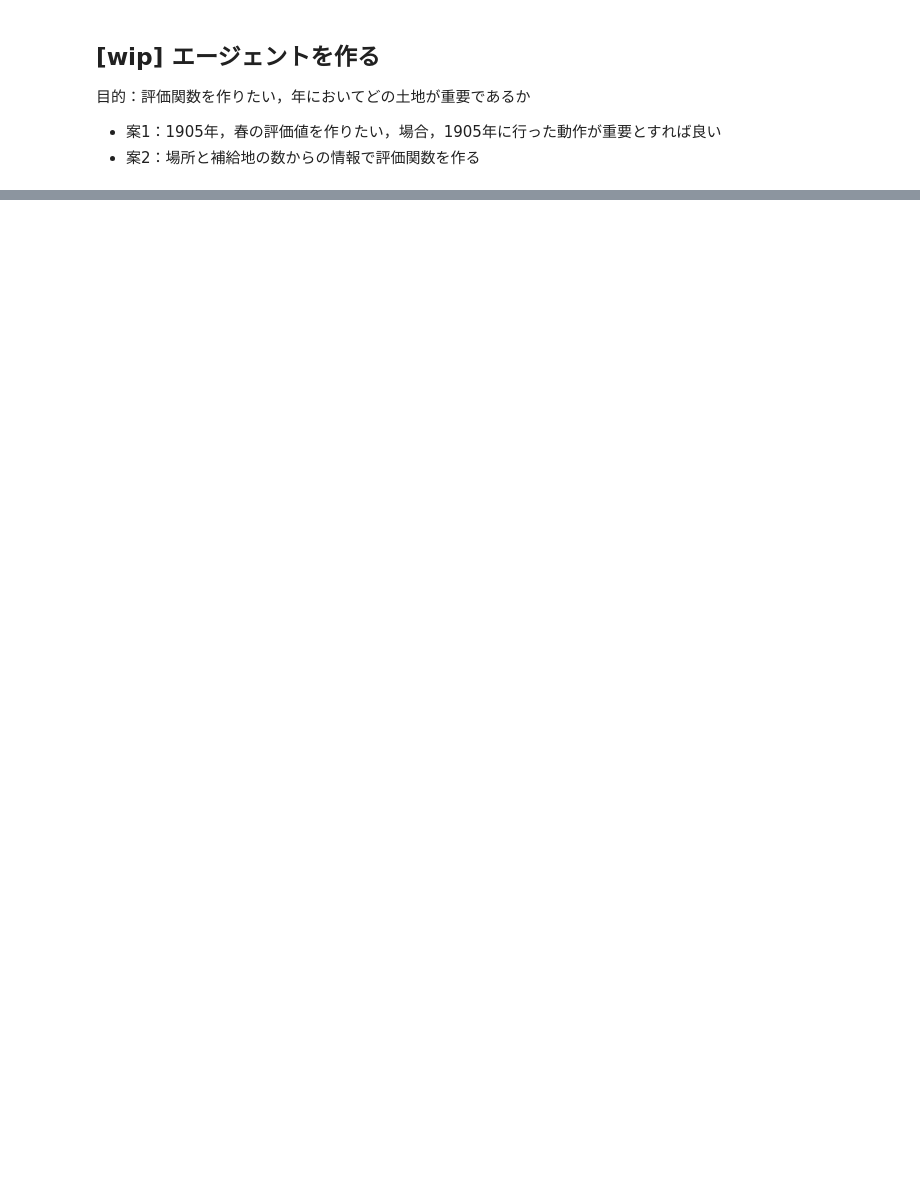
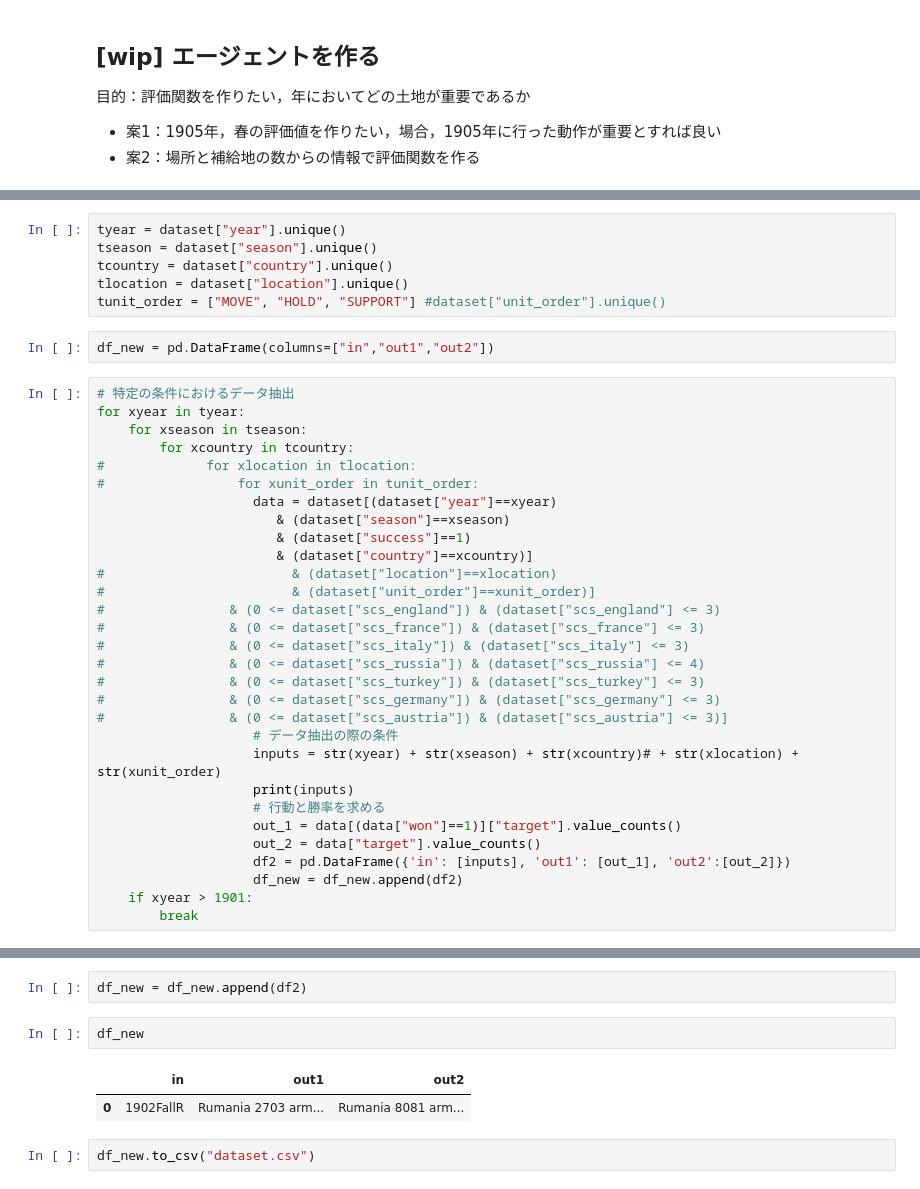
Before and after one commit to sorashido/DiplomacyPredict, a Jupyter notebook: src/v2.ipynb, the cells around one changed output, grey strips where cells are left out. Cells and saved outputs as stored; diff of their text form; blank space fills up the shorter version.

```diff
--- a/src/v2.ipynb
+++ b/src/v2.ipynb
@@ -147,0 +134,38 @@ sns.countplot(x="target_dest", data = data, hue="won")
+# %%
+tyear = dataset["year"].unique()
+tseason = dataset["season"].unique()
+tcountry = dataset["country"].unique()
+tlocation = dataset["location"].unique()
+tunit_order = ["MOVE", "HOLD", "SUPPORT"] #dataset["unit_order"].unique()
+# %%
+df_new = pd.DataFrame(columns=["in","out1","out2"])
+# %%
+# 特定の条件におけるデータ抽出
+for xyear in tyear:
+    for xseason in tseason:
+        for xcountry in tcountry:
+#             for xlocation in tlocation:
+#                 for xunit_order in tunit_order:
+                    data = dataset[(dataset["year"]==xyear)
+                       & (dataset["season"]==xseason)
+                       & (dataset["success"]==1)
+                       & (dataset["country"]==xcountry)]
+#                        & (dataset["location"]==xlocation)
+#                        & (dataset["unit_order"]==xunit_order)]
+#                & (0 <= dataset["scs_england"]) & (dataset["scs_england"] <= 3)
+#                & (0 <= dataset["scs_france"]) & (dataset["scs_france"] <= 3)
+#                & (0 <= dataset["scs_italy"]) & (dataset["scs_italy"] <= 3)
+#                & (0 <= dataset["scs_russia"]) & (dataset["scs_russia"] <= 4)
+#                & (0 <= dataset["scs_turkey"]) & (dataset["scs_turkey"] <= 3)
+#                & (0 <= dataset["scs_germany"]) & (dataset["scs_germany"] <= 3)
+#                & (0 <= dataset["scs_austria"]) & (dataset["scs_austria"] <= 3)]
+                    # データ抽出の際の条件
+                    inputs = str(xyear) + str(xseason) + str(xcountry)# + str(xlocation) + str(xunit_order)
+                    print(inputs)
+                    # 行動と勝率を求める
+                    out_1 = data[(data["won"]==1)]["target"].value_counts()
+                    out_2 = data["target"].value_counts()
+                    df2 = pd.DataFrame({'in': [inputs], 'out1': [out_1], 'out2':[out_2]})
+                    df_new = df_new.append(df2)
+    if xyear > 1901:
+        break
@@ -147,0 +190,9 @@ sns.countplot(x="target_dest", data = data, hue="won")
+# %%
+df_new = df_new.append(df2)
+# %%
+df_new
+# %% [output]
+|  | in | out1 | out2 |
+| 0 | 1902FallR | Rumania 2703 arm... | Rumania 8081 arm... |
+# %%
+df_new.to_csv("dataset.csv")
```
Also changed, not shown: parts of 10 cells of this notebook.
